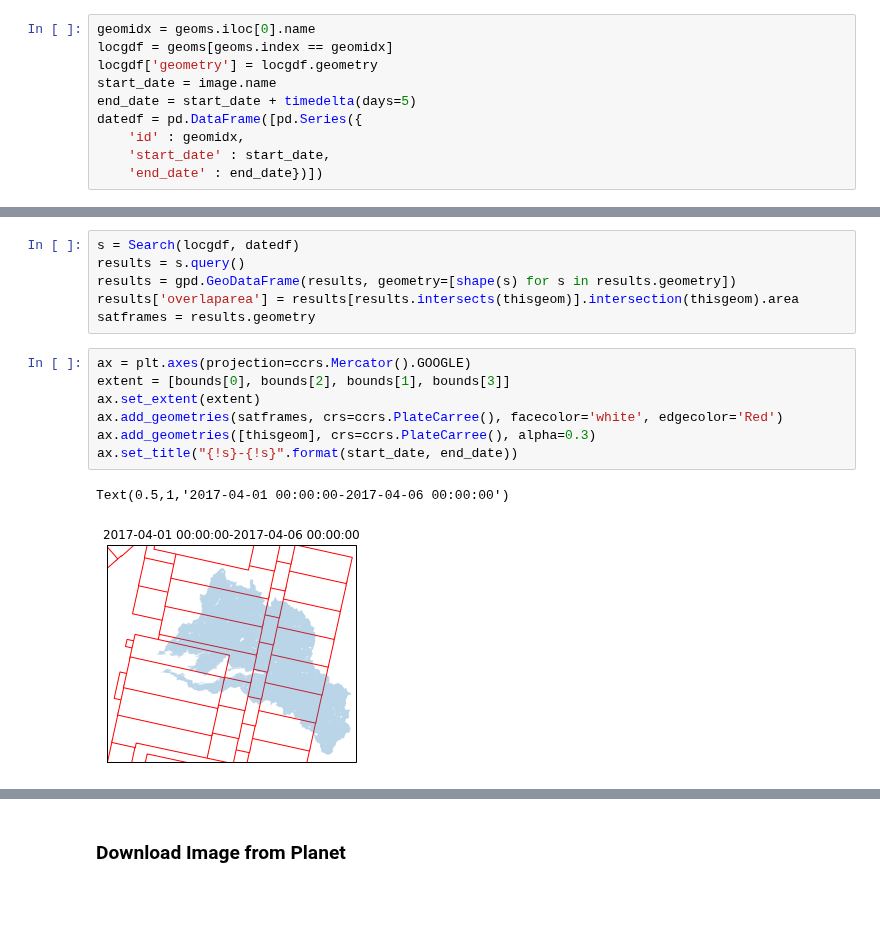
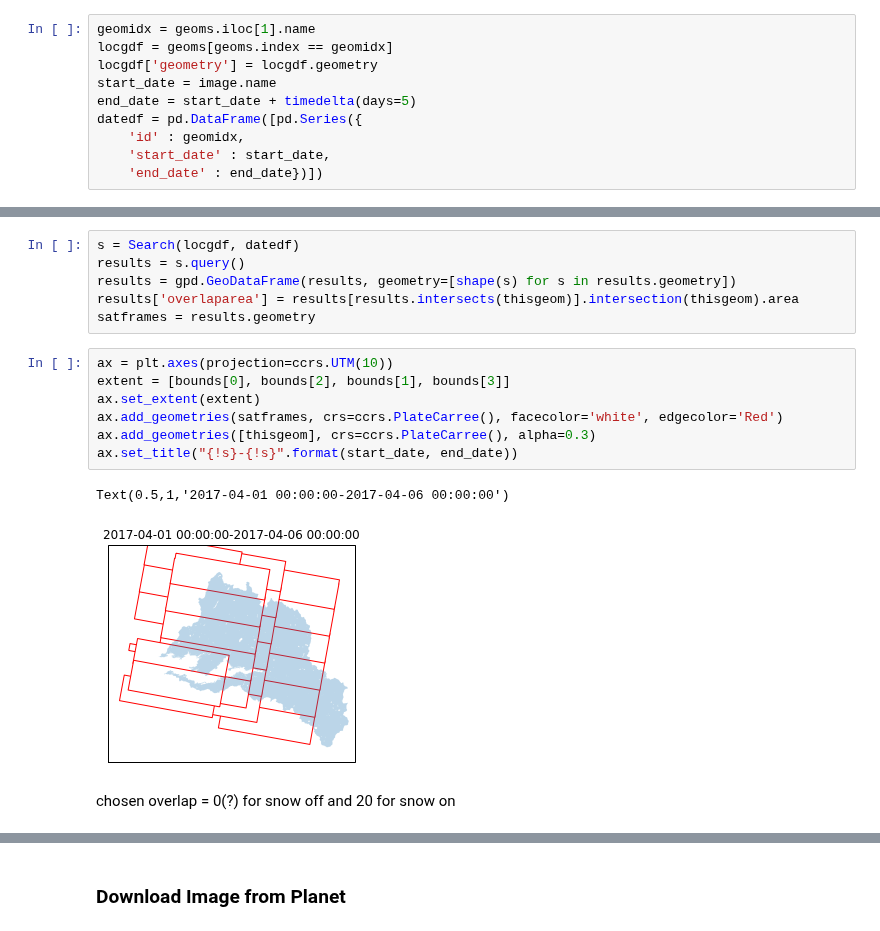
Before and after one commit to acannistra/planet-snowcover, a Jupyter notebook: notebooks/ASO-extract.ipynb, the cells around one changed output, grey strips where cells are left out. Cells and saved outputs as stored; diff of their text form; blank space fills up the shorter version.

```diff
--- a/notebooks/ASO-extract.ipynb
+++ b/notebooks/ASO-extract.ipynb
@@ -102,5 +104,5 @@ from image_utils.search import Search
 # %%
-geomidx = geoms.iloc[0].name
+geomidx = geoms.iloc[1].name
 locgdf = geoms[geoms.index == geomidx]
 locgdf['geometry'] = locgdf.geometry
 start_date = image.name
@@ -122,13 +124,15 @@ results = gpd.GeoDataFrame(results, geometry=[shape(s) for s in results.geometry
 results['overlaparea'] = results[results.intersects(thisgeom)].intersection(thisgeom).area
 satframes = results.geometry
 # %%
-ax = plt.axes(projection=ccrs.Mercator().GOOGLE)
+ax = plt.axes(projection=ccrs.UTM(10))
 extent = [bounds[0], bounds[2], bounds[1], bounds[3]]
 ax.set_extent(extent)
 ax.add_geometries(satframes, crs=ccrs.PlateCarree(), facecolor='white', edgecolor='Red')
 ax.add_geometries([thisgeom], crs=ccrs.PlateCarree(), alpha=0.3)
 ax.set_title("{!s}-{!s}".format(start_date, end_date))
 # %% [output]
 Text(0.5,1,'2017-04-01 00:00:00-2017-04-06 00:00:00')
-[figure, old version]
+[figure, new version]
+# %% [markdown]
+chosen overlap = 0(?) for snow off and 20 for snow on
 # %%
```
Also changed, not shown: parts of 33 cells of this notebook, 30 other files.
